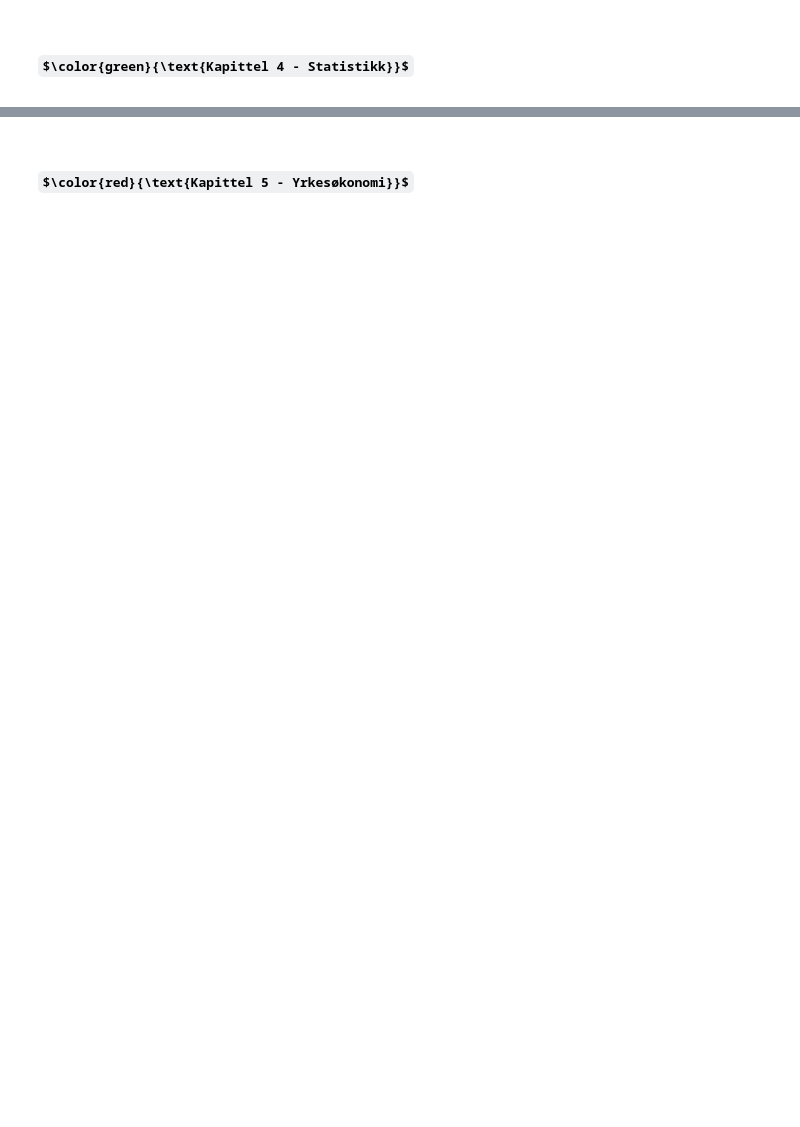
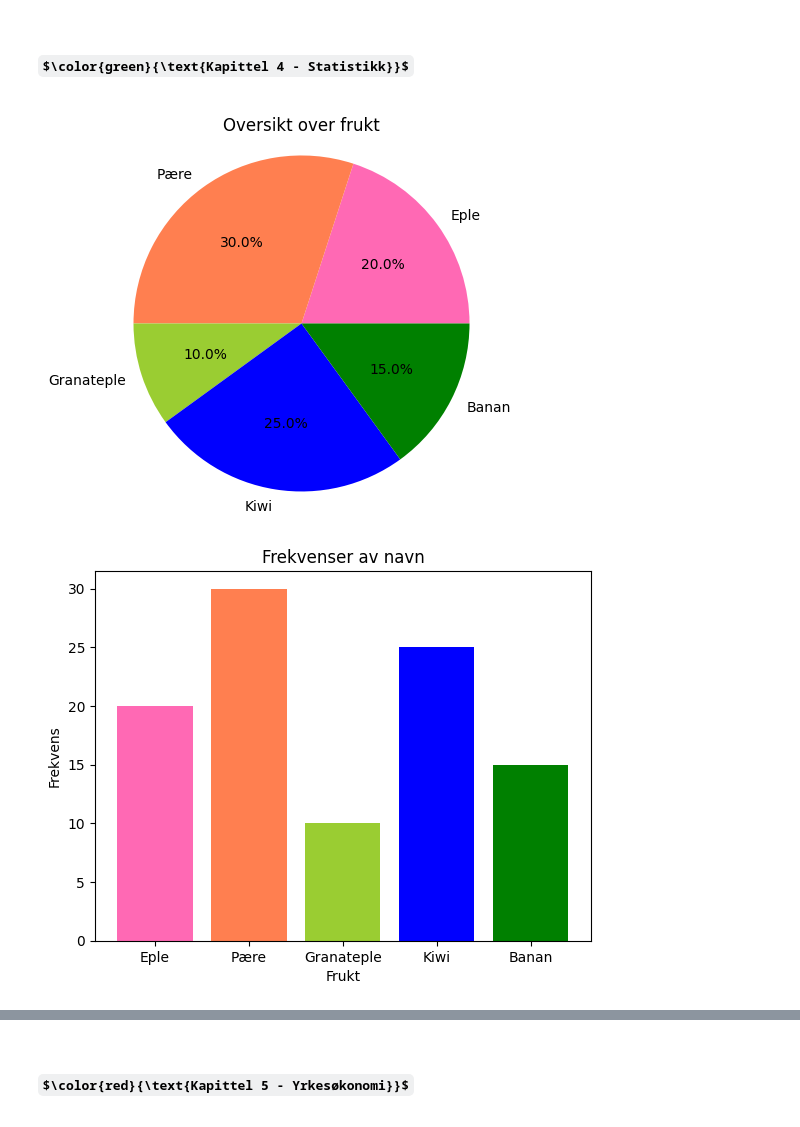
Before and after one commit to hanska91/Matematikk-1P-Y, a Jupyter notebook: Matematikk SR boka.ipynb, the cells around one changed output, grey strips where cells are left out. Drawn from its saved outputs; the diff is of its cells as text; code cells hidden in the pictures; some formulas as TeX source; blank space fills up the shorter version.

```diff
--- a/Matematikk SR boka.ipynb
+++ b/Matematikk SR boka.ipynb
@@ -1520,0 +1564,41 @@ Velg en kalkulator fra menyen under:
+# %%
+# Søyle, sektor og linjediagram med 1 sett med frekvenser, Farger : https://matplotlib.org/stable/gallery/color/named_colors.html
+import matplotlib.pyplot as plt
+
+# Liste med navn og frekvenser
+navn = ["Eple", "Pære", "Granateple", "Kiwi", "Banan"]        # Endre tallene så de passer til din oppgave
+frekvenser = [20, 30, 10, 25, 15]                             # Endre tallene så de passer til din oppgave
+
+# Fargevalg
+farger = ['hotpink','coral','yellowgreen','b','g']
+
+# Beregn totalfrekvensen
+total = sum(frekvenser)
+
+# Beregn andelene (i prosent) for hver sektor
+andelene = [100 * frek / total for frek in frekvenser]
+
+# Kakediagram
+plt.pie(andelene, labels=navn, autopct='%1.1f%%', colors=farger)
+plt.title("Oversikt over frukt")                                  # Endre overskriften
+plt.axis('equal')
+plt.show()
+
+# Søylediagram
+plt.bar(navn, frekvenser, color=farger)
+plt.title("Frekvenser av navn")                                  # Endre overskriften
+plt.xlabel("Frukt")                                              # Endre x-akse navnet
+plt.ylabel("Frekvens")                                           # Endre y-akse navnet
+plt.ylim(ymin=0)
+plt.show()
+
+# Linjediagram
+plt.plot(navn, frekvenser, marker='o', color='#ff7f0e')
+plt.title("Frekvenser av navn")                                  # Endre overskriften
+plt.xlabel("Navn")                                               # Endre x-akse navnet
+plt.ylabel("Frekvens")                                           # Endre y-akse navnet
+plt.ylim(ymin=0)
+plt.show()
+# %% [output]
+[figure, added]
+[figure, added]
```
Also changed, not shown: parts of 6 cells of this notebook.
